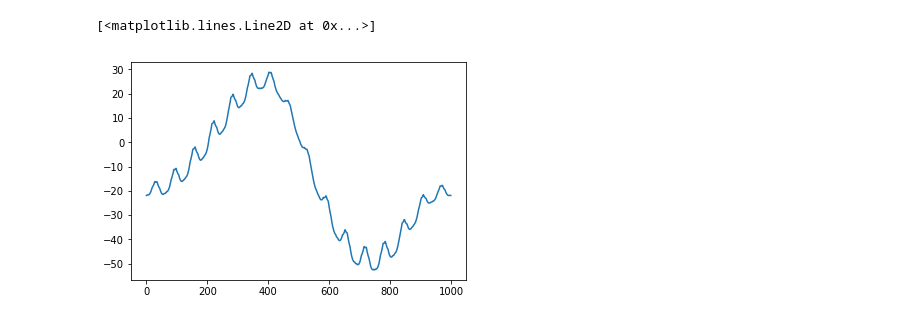
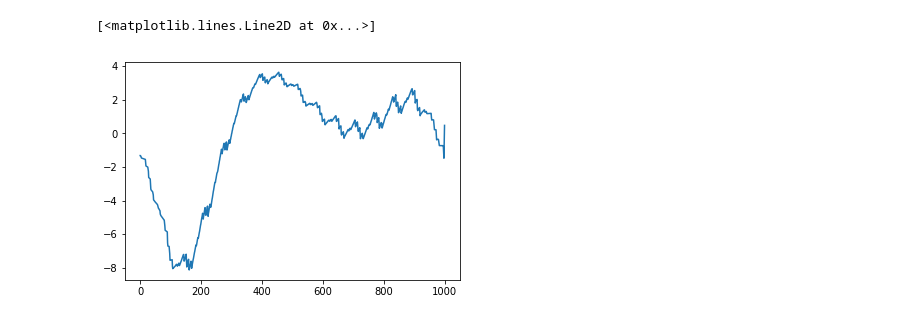
Before and after one commit to ZYVE255/ebm-optimizer, a Jupyter notebook: Testing.ipynb, the cells around one changed output. Saved outputs shown, nothing was run; the diff lists cells and outputs as text; code cells hidden in the pictures.

```diff
--- a/Testing.ipynb
+++ b/Testing.ipynb
@@ -11,7 +11,7 @@ import Bell_EBM as ebm
 # %%
 #==========Set Up System==========
 planet = ebm.Planet(rad=1.500*const.R_jup.value, mass=1.170*const.M_jup.value,
-                    Porb=1.09142030, a=0.02340*2*const.au.value, inc=83.37, vWind=5e3, nlat = 8)
+                    Porb=1.09142030, a=0.02340*2*const.au.value, inc=83.37, vWind=5e3, nlat = 8, e=0.2)
 star = ebm.Star(teff=6300., rad=1.59, mass=1.20)
 system = ebm.System(star, planet)
 # %%
@@ -44,7 +44,7 @@ def CreateBaseline(star, planet, temporal=5000, spacial=32,orbit=2):
 
     return baselineTimes, baselineMaps, baselineLightcurve
 # %%
-blt, blm, blc = CreateBaseline(star,planet)
+blt, blm, blc = opt.CreateBaseline(star,planet)
 # %%
 plt.plot(blc)
 # %% [output]
@@ -99,10 +99,10 @@ def RunTests(star, planet, points, base):
 # %%
 p = np.zeros(shape=((10),2))
 # %%
-p[:,0]=100
-p[:,1]=6
-p[9,0] = 1000
-p[9,1] = 16
+p[:,0]=500
+p[:,1]=8
+p[9,0] = 500
+p[9,1] = 8
 # %%
 p
 # %% [output]
@@ -119,2 +119,2 @@ array([[ 100.,    6.],
 # %%
-lc, data = RunTests(star,planet,p,blc)
+lc, data = opt.RunTests(star,planet,p,blc,blt)
@@ -157,8 +132,8 @@ Expected compute time @ 1,000,000 cycles: 6.64 Hrs
 # %%
-plt.plot((1e6)*(lc-blc))
+plt.plot((blc-lc)*(1e6))
 # %% [output]
 [<matplotlib.lines.Line2D at 0x...>]
-[figure, old version]
+[figure, new version]
 # %%
 def Optimize(star, planet, error, verbose=False):
     _planet = planet
```
Also changed, not shown: parts of 22 cells of this notebook, 1 other file.
